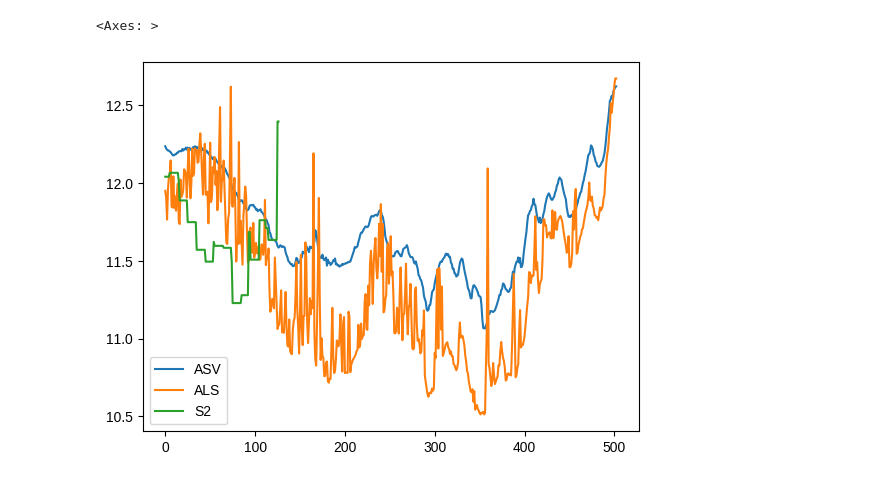
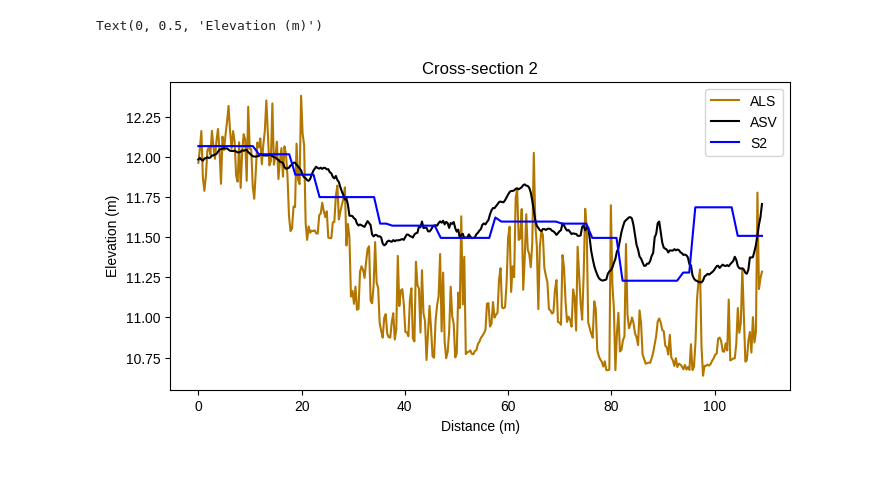
Before and after one commit to susannakukka/bathymetric-model-analysis, a Jupyter notebook: notebooks/cross-section_analysis.ipynb, the cells around one changed output. Cells and saved outputs as stored; diff of their text form; code cells hidden in the pictures.

```diff
--- a/notebooks/cross-section_analysis.ipynb
+++ b/notebooks/cross-section_analysis.ipynb
@@ -20,2 +20,8 @@ n_cs = pd.read_csv('../data/output/nuorgam_cs_2.csv', delimiter=',')
+# %%
+# import NUORGAM (n) CROSS-SECTION (cs) ALS
+n_cs_als = pd.read_csv('../data/output/nuorgam_cs_2_als.csv', delimiter=',')
+# %%
+# import NUORGAM (n) CROSS-SECTION (cs) S2
+n_cs_s2 = pd.read_csv('../data/output/nuorgam_cs_2_s2.csv', delimiter=',')
 # %%
 # check
@@ -30,2 +77,4 @@ n_cs.head()
 # %%
-n_cs = n_cs.replace('None', np.nan)
+n_cs_asv = n_cs_asv.replace('None', np.nan)
+n_cs_als = n_cs_als.replace('None', np.nan)
+n_cs_s2 = n_cs_s2.replace('None', np.nan)
@@ -49,5 +81,12 @@ print(n_cs.isnull())
-# %%
-n_cs.plot()
-# %% [output]
-<Axes: >
-[figure, removed]
+# %%
+fig, ax = plt.subplots(figsize=(8, 4))
+ax.set_title('Cross-section 2')
+
+n_cs_als.plot(x='ALS_m', color = '#B37700', linestyle="solid", ax=ax)
+n_cs_asv.plot(x='ASV_m', color='black',  linestyle="solid", ax=ax)
+n_cs_s2.plot(x='S2_m', color = '#0000FF', linestyle="solid", ax=ax)
+ax.set_xlabel("Distance (m)")
+ax.set_ylabel("Elevation (m)")
+# %% [output]
+Text(0, 0.5, 'Elevation (m)')
+[figure, added]
```
Also changed, not shown: parts of 5 cells of this notebook, 6 other files.
